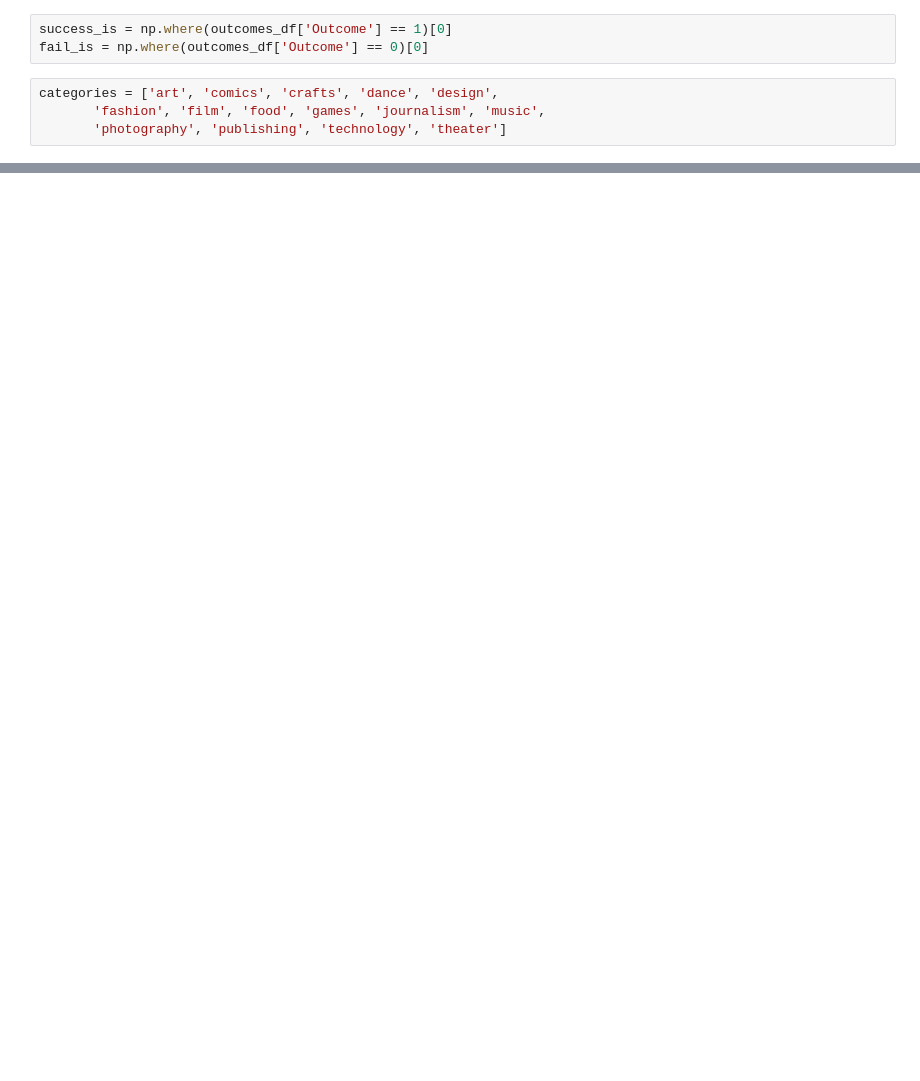
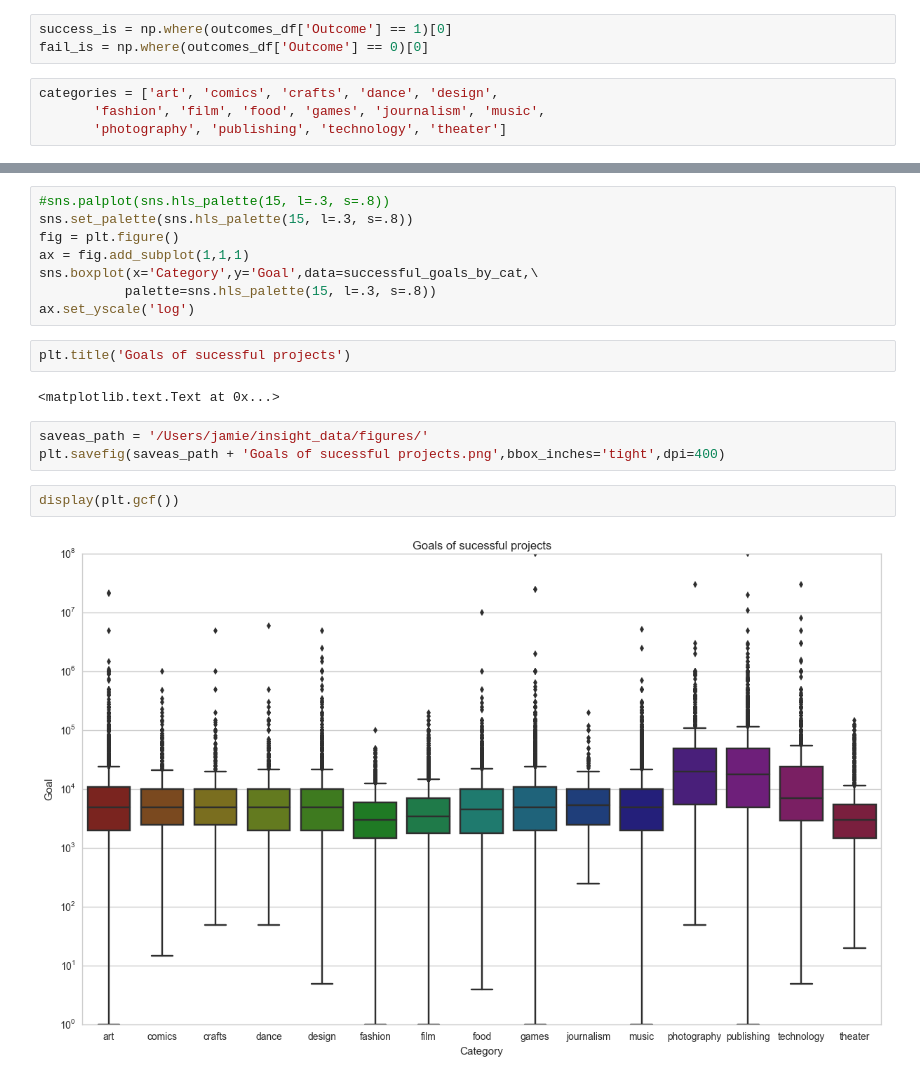
Before and after one commit to jkfitzg/kickstarter, a Jupyter notebook: 2015_06_29 goals x success or fail x category.ipynb, the cells around one changed output, grey strips where cells are left out. Drawn from its saved outputs; the diff is of its cells as text; blank space fills up the shorter version.

```diff
--- a/2015_06_29 goals x success or fail x category.ipynb
+++ b/2015_06_29 goals x success or fail x category.ipynb
@@ -65,0 +62,19 @@ plt.close('all')
+# %%
+#sns.palplot(sns.hls_palette(15, l=.3, s=.8))
+sns.set_palette(sns.hls_palette(15, l=.3, s=.8))
+fig = plt.figure()
+ax = fig.add_subplot(1,1,1)
+sns.boxplot(x='Category',y='Goal',data=successful_goals_by_cat,\
+           palette=sns.hls_palette(15, l=.3, s=.8))
+ax.set_yscale('log')
+# %%
+plt.title('Goals of sucessful projects')
+# %% [output]
+<matplotlib.text.Text at 0x...>
+# %%
+saveas_path = '/Users/jamie/insight_data/figures/'
+plt.savefig(saveas_path + 'Goals of sucessful projects.png',bbox_inches='tight',dpi=400)
+# %%
+display(plt.gcf())
+# %% [output]
+[figure, added]
```
Also changed, not shown: parts of 13 cells of this notebook, 6 other files.
